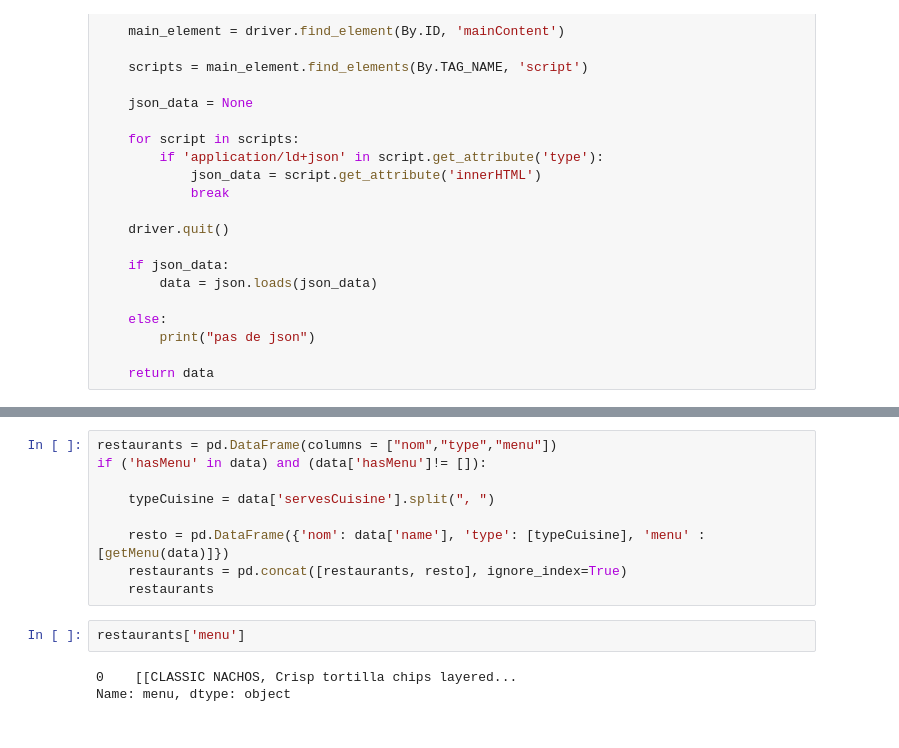
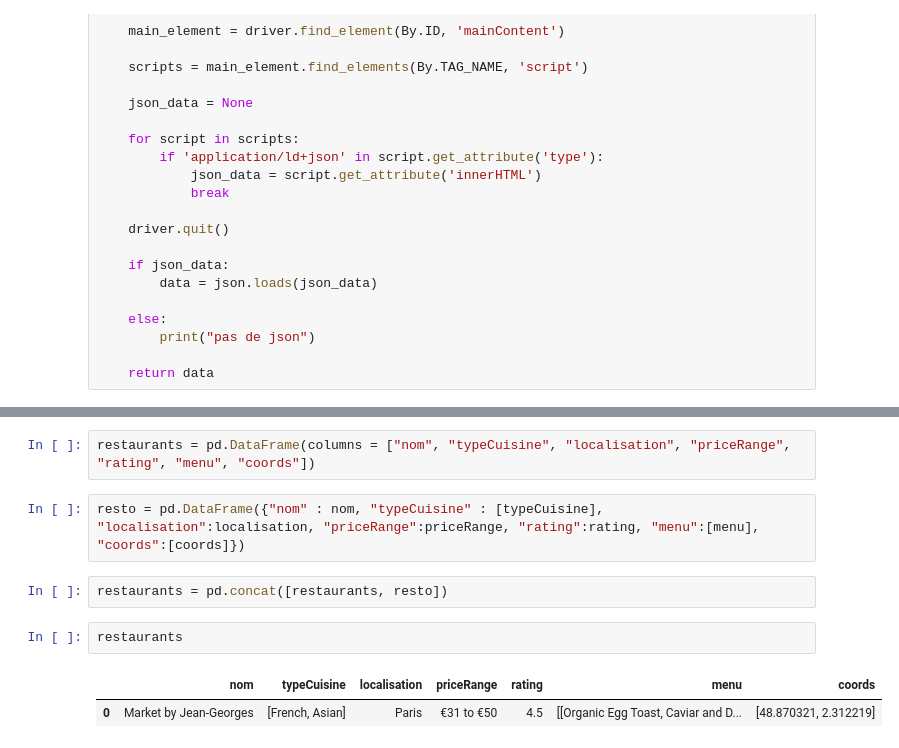
Before and after one commit to AurelieMrtn/WebScraping_Restaurants, a Jupyter notebook: scrap menu.ipynb, the cells around one changed output, grey strips where cells are left out. Saved outputs shown, nothing was run; the diff lists cells and outputs as text.

Commit message:
Add files via upload
scrap nom, typeCuisine, localisation, priceRange, rating, menu, coords à partir d'un lien

```diff
--- a/scrap menu.ipynb
+++ b/scrap menu.ipynb
@@ -73,14 +63,11 @@ getMenu(data)
-# %%
-restaurants = pd.DataFrame(columns = ["nom","type","menu"])
-if ('hasMenu' in data) and (data['hasMenu']!= []):
-
-    typeCuisine = data['servesCuisine'].split(", ")
-
-    resto = pd.DataFrame({'nom': data['name'], 'type': [typeCuisine], 'menu' : [getMenu(data)]})
-    restaurants = pd.concat([restaurants, resto], ignore_index=True)
-    restaurants
+# %%
+restaurants = pd.DataFrame(columns = ["nom", "typeCuisine", "localisation", "priceRange", "rating", "menu", "coords"])
+# %%
+resto = pd.DataFrame({"nom" : nom, "typeCuisine" : [typeCuisine], "localisation":localisation, "priceRange":priceRange, "rating":rating, "menu":[menu], "coords":[coords]})
+# %%
+restaurants = pd.concat([restaurants, resto])
 # %%
-restaurants['menu']
+restaurants
 # %% [output]
-0    [[CLASSIC NACHOS, Crisp tortilla chips layered...
-Name: menu, dtype: object
+|  | nom | typeCuisine | localisation | priceRange | rating | menu | coords |
+| 0 | Market by Jean-Georges | [French, Asian] | Paris | €31 to €50 | 4.5 | [[Organic Egg Toast, Caviar and D... | [48.870321, 2.312219] |
```
Also changed, not shown: parts of 6 cells of this notebook.
